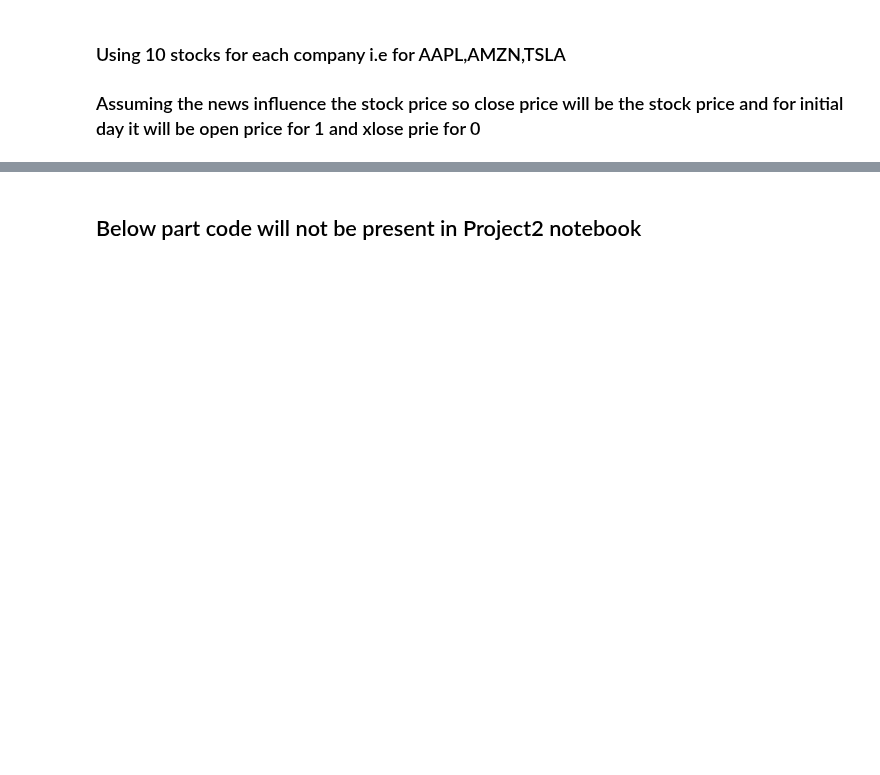
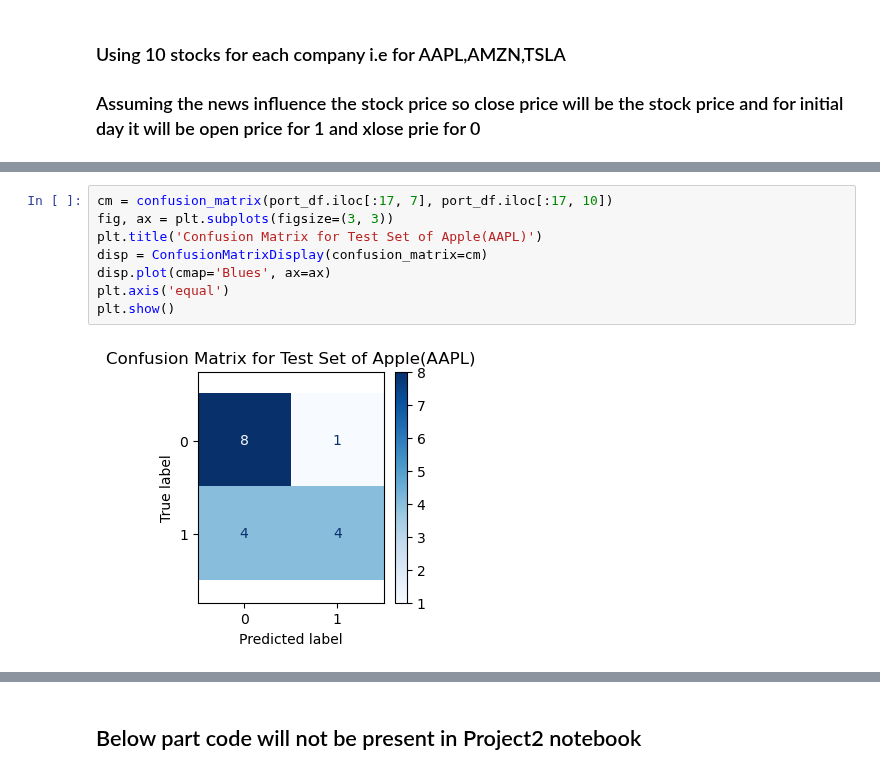
Before and after one commit to 37nomad/Stock-Sentiment-Analysis-Using-Machine-Learning, a Jupyter notebook: Finance_Project/Project2 - Copy.ipynb, the cells around one changed output, grey strips where cells are left out. Cells and saved outputs as stored; diff of their text form; blank space fills up the shorter version.

```diff
--- a/Finance_Project/Project2 - Copy.ipynb
+++ b/Finance_Project/Project2 - Copy.ipynb
@@ -878,0 +980,10 @@ port_df['pred_Label'].sum()
+# %%
+cm = confusion_matrix(port_df.iloc[:17, 7], port_df.iloc[:17, 10])
+fig, ax = plt.subplots(figsize=(3, 3))
+plt.title('Confusion Matrix for Test Set of Apple(AAPL)')
+disp = ConfusionMatrixDisplay(confusion_matrix=cm)
+disp.plot(cmap='Blues', ax=ax)
+plt.axis('equal')
+plt.show()
+# %% [output]
+[figure, added]
```
Also changed, not shown: parts of 46 cells of this notebook, 2 other files.
